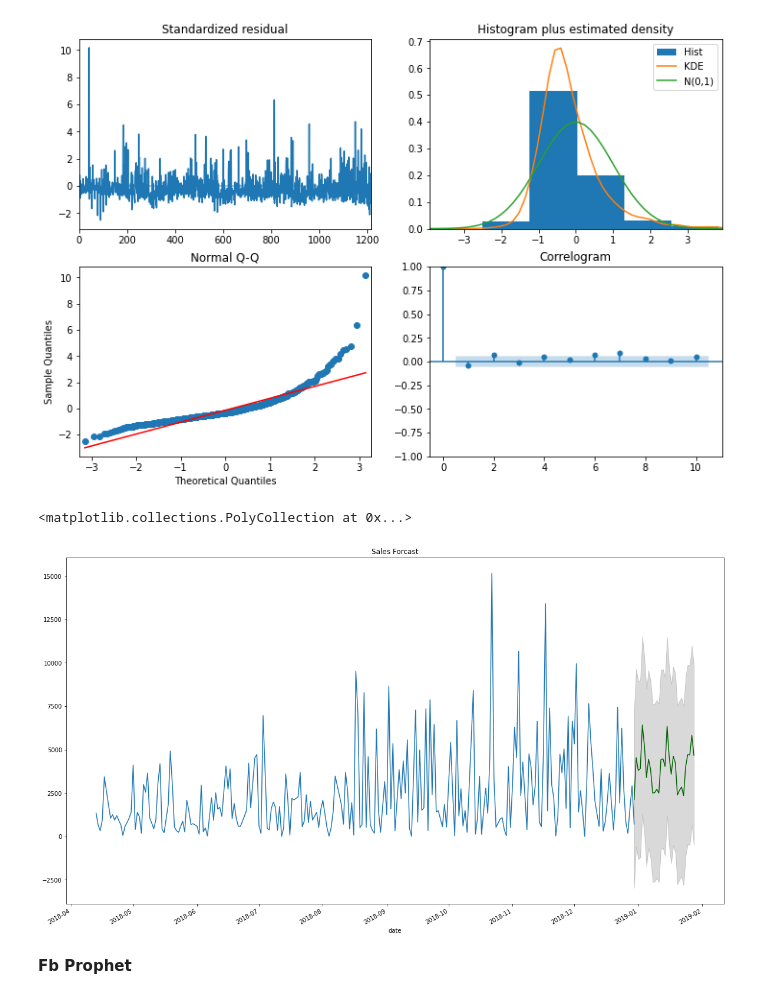
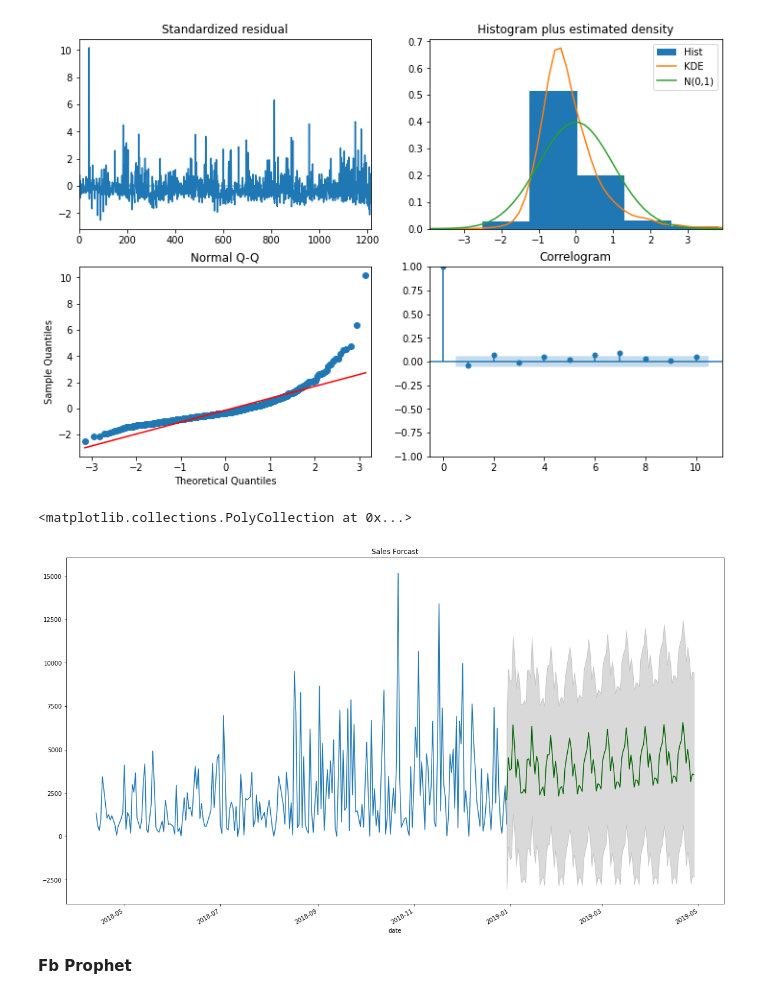
Before and after one commit to sudhanshu2198/Machine-Learning, a Jupyter notebook: sales-prediction-using-prophet-and-pmdarima.ipynb, the cells around one changed output. Saved outputs shown, nothing was run; the diff lists cells and outputs as text; code cells hidden in the pictures.

Commit message:
Kaggle Notebook | Sales Prediction using Prophet and Pmdarima | Version 3

```diff
--- a/sales-prediction-using-prophet-and-pmdarima.ipynb
+++ b/sales-prediction-using-prophet-and-pmdarima.ipynb
@@ -180,22 +180,22 @@ model.plot_diagnostics();
 # %% [output]
 [figure]
 # %%
-n=30
+n=120
 
-forecast,conf_int=model.predict(30,return_conf_int=True)
+forecast,conf_int=model.predict(120,return_conf_int=True)
 forcast_index=pd.date_range(data.index[-1],periods=n,freq="D")
 
 forcasted=pd.Series(forecast,index=forcast_index)
 lower=pd.Series(conf_int[:,0],index=forcast_index)
 upper=pd.Series(conf_int[:,1],index=forcast_index)
 
 plt.title("Sales Forcast")
 data["Sales"][-240:].plot(figsize=(20,12))
 forcasted.plot(color="darkgreen")
 plt.fill_between(lower.index,lower,upper,color="k",alpha=0.15)
 # %% [output]
 <matplotlib.collections.PolyCollection at 0x...>
-[figure, old version]
+[figure, new version]
 # %% [markdown]
 **Fb Prophet**
 # %%
```
Also changed, not shown: parts of 14 cells of this notebook.
